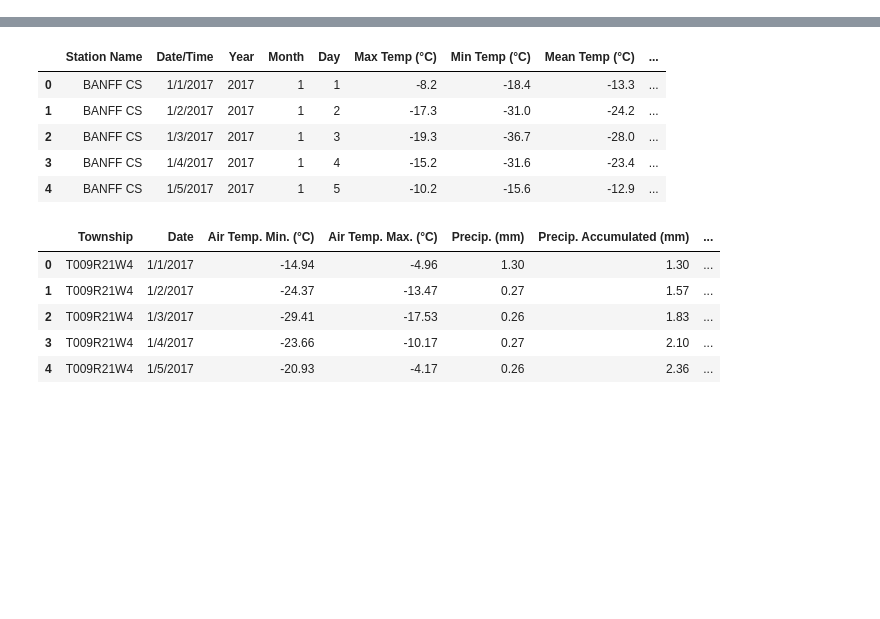
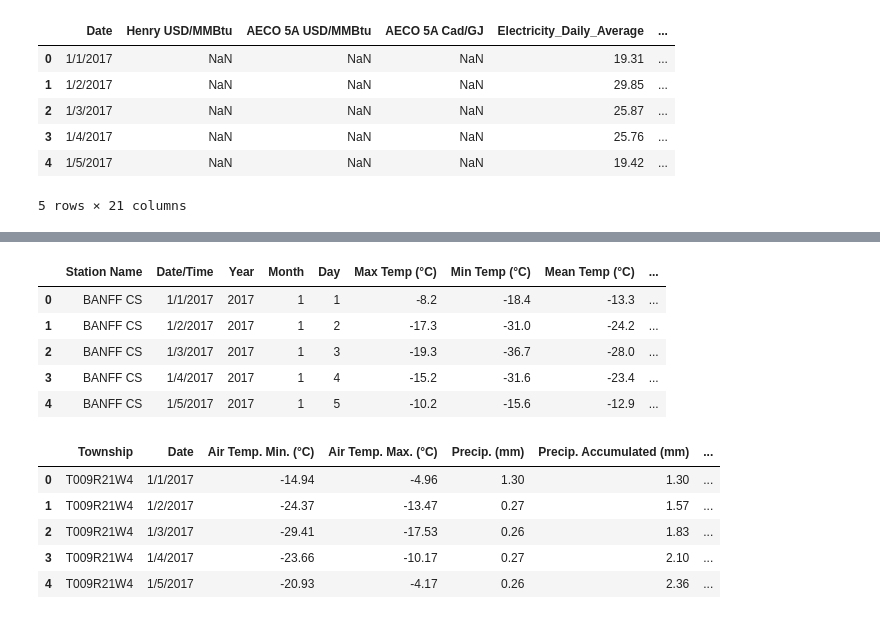
Before and after one commit to yidanzhao00/Natural-Gas-Price-Tendency-Analysis, a Jupyter notebook: code/read_weather_files.ipynb, the cells around one changed output, grey strips where cells are left out. Drawn from its saved outputs; the diff is of its cells as text; code cells hidden in the pictures; blank space fills up the shorter version.

```diff
--- a/code/read_weather_files.ipynb
+++ b/code/read_weather_files.ipynb
@@ -15,0 +18,10 @@ ab_weather_df = pd.read_csv("C:/Users/zhaoy/Documents/ECON_611_Uniper_Project/EC
+# %%
+daily_df.head()
+# %% [output]
+|  | Date | Henry USD/MMBtu | AECO 5A USD/MMBtu | AECO 5A Cad/GJ | Electricity_Daily_Average | ... |
+| 0 | 1/1/2017 | NaN | NaN | NaN | 19.31 | ... |
+| 1 | 1/2/2017 | NaN | NaN | NaN | 29.85 | ... |
+| 2 | 1/3/2017 | NaN | NaN | NaN | 25.87 | ... |
+| 3 | 1/4/2017 | NaN | NaN | NaN | 25.76 | ... |
+| 4 | 1/5/2017 | NaN | NaN | NaN | 19.42 | ... |
+5 rows × 21 columns
```
Also changed, not shown: parts of 7 cells of this notebook, 1 other file.
